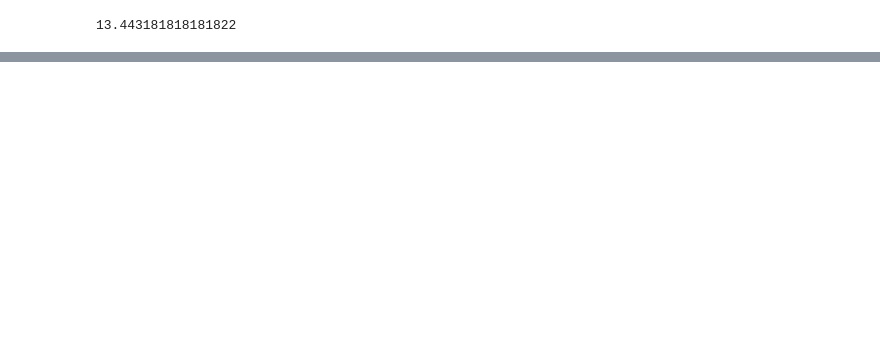
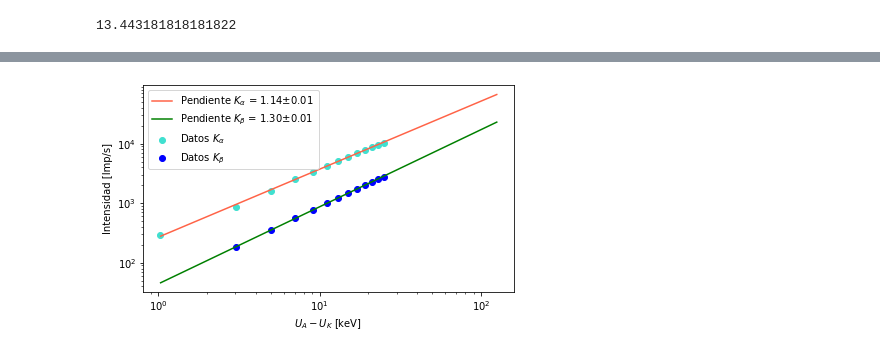
Before and after one commit to sofiaalvarezlopez/Laboratorio-Intermedio, a Jupyter notebook: Rayos X/Análisis de Datos - Informe.ipynb, the cells around one changed output, grey strips where cells are left out. Saved outputs shown, nothing was run; the diff lists cells and outputs as text; code cells hidden in the pictures; blank space fills up the shorter version.

```diff
--- a/Rayos X/Análisis de Datos - Informe.ipynb
+++ b/Rayos X/Análisis de Datos - Informe.ipynb
@@ -532,0 +580,33 @@ lado_izq =
+# %%
+intensidades_maximas_kbeta = k_beta[columnas_voltaje_variable[1:]].max()
+lambda_max_kbeta = k_beta['\lambda'][k_beta[columnas_voltaje_variable[1:]].idxmax()]
+voltajes = [i for i in range(11, 36, 2)]
+x = np.linspace((np.array(voltajes[0]) - U_K)**(3/2), (np.array(voltajes[-1]) - U_K)**(3/2), 1000)
+y = np.linspace(intensidades_maximas[0], intensidades_maximas[-1], 1000)
+
+x_kbeta = np.linspace((np.array(voltajes[0]) - U_K)**(3/2), (np.array(voltajes[-1]) - U_K)**(3/2), 1000)
+y_kbeta = np.linspace(intensidades_maximas_kbeta[0], intensidades_maximas_kbeta[-1], 1000)
+
+popt_kbeta, pcov_kbeta = curve_fit(func, np.log((np.array(voltajes[1:]) - U_K)), np.log(intensidades_maximas_kbeta))
+# %%
+popt_lin, pcov_lin = curve_fit(func, np.log((np.array(voltajes) - U_K)), np.log(intensidades_maximas))
+
+unc = np.sqrt(pcov_lin[0][0])
+unc_kbeta = np.sqrt(pcov_kbeta[0][0])
+
+plt.figure(figsize=(6,6/1.61616))
+plt.plot(x, np.exp(popt_lin[1])*(x**popt_lin[0]), color='tomato', label=r'Pendiente $K_\alpha$ = {:.2f}$\pm${:.2f} '.format(popt_lin[0],unc))
+plt.plot(x_kbeta, np.exp(popt_kbeta[1])*(x_kbeta**popt_kbeta[0]), color='green', label=r'Pendiente $K_\beta$ = {:.2f}$\pm${:.2f} '.format(popt_kbeta[0],unc_kbeta))
+plt.scatter((np.array(voltajes) - U_K), intensidades_maximas, color='turquoise', label=r'Datos $K_\alpha$')
+plt.scatter((np.array(voltajes[1:]) - U_K), intensidades_maximas_kbeta, color='blue', label=r'Datos $K_\beta$')
+
+plt.xscale('log')
+plt.yscale('log')
+plt.xlabel(r'$U_A-U_K$ [keV]')
+plt.ylabel('Intensidad [Imp/s]')
+plt.legend()
+plt.tight_layout()
+# plt.title(r'Relación entre $(U_A - U_K)^{3/2}$ y la Intensidad para la línea $K_\alpha$')
+plt.savefig('I-U-log.pdf')
+# %% [output]
+[figure, added]
```
Also changed, not shown: parts of 18 cells of this notebook, 8 other files.
